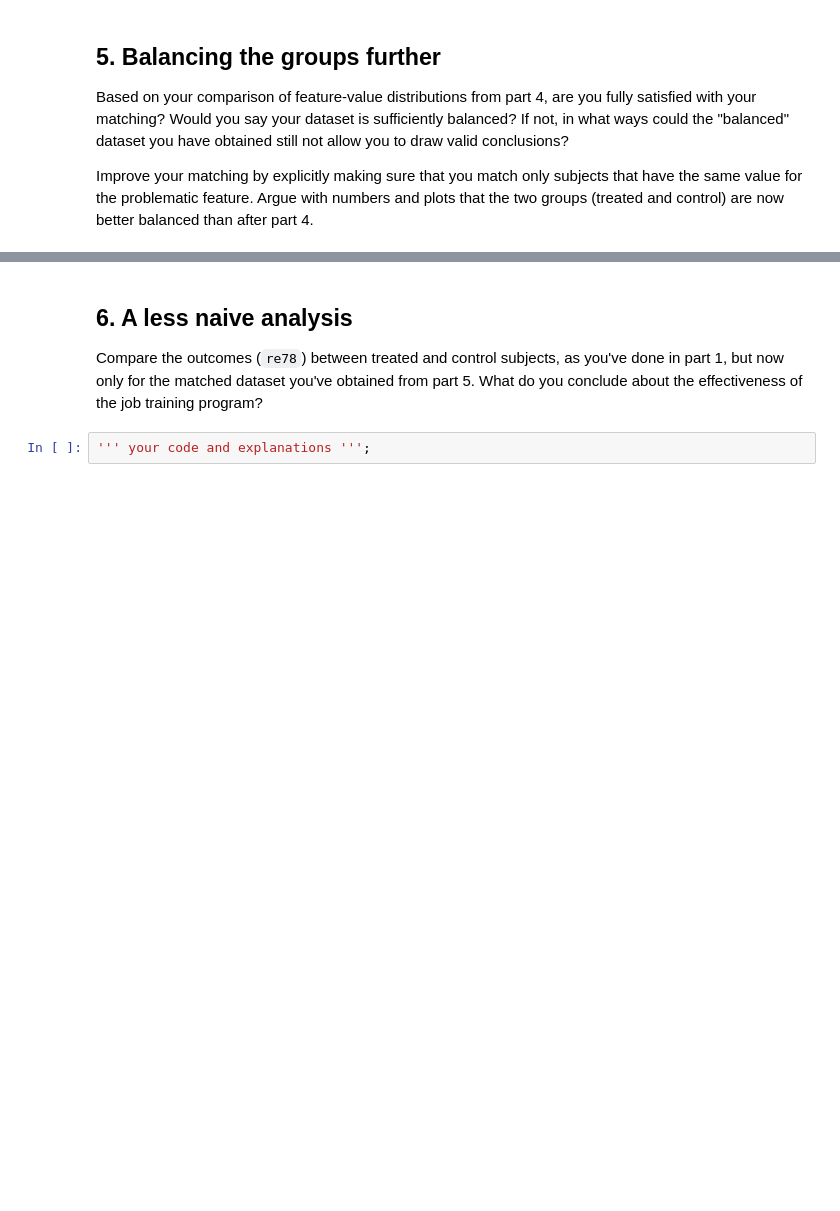
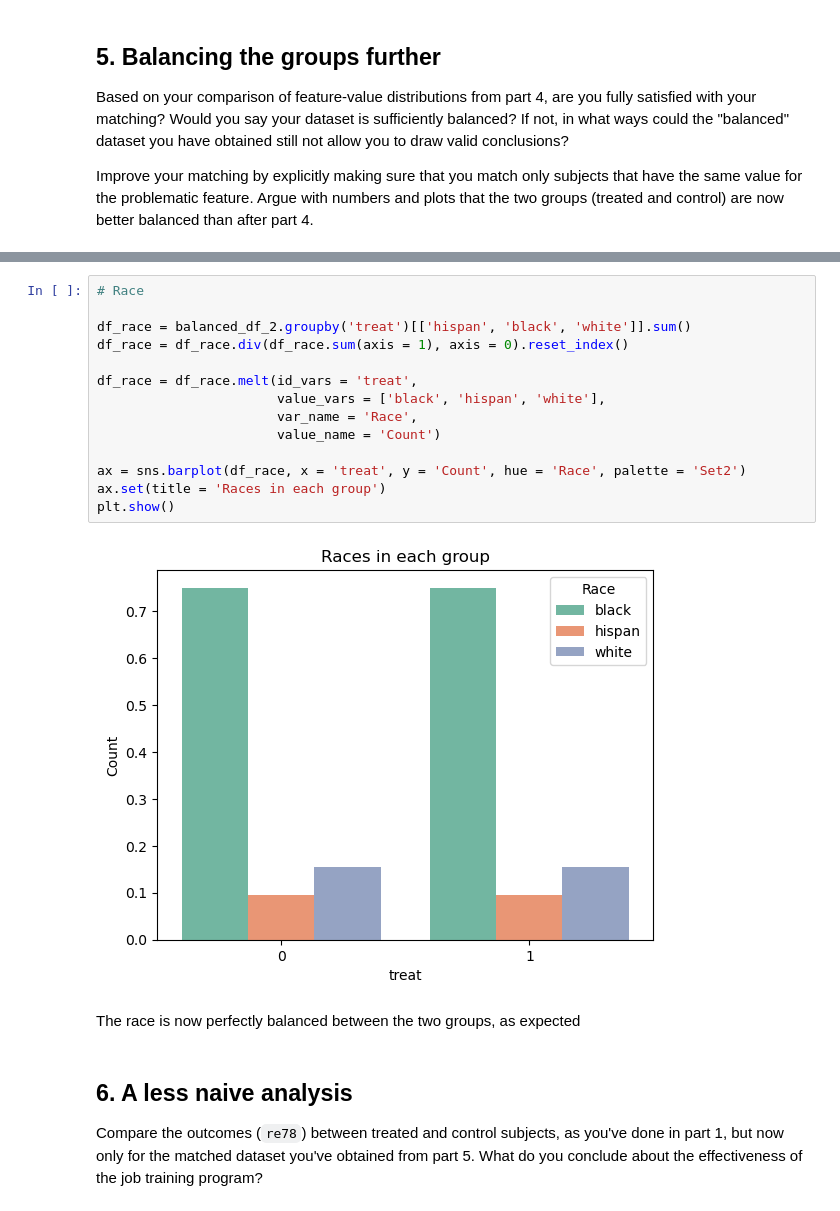
Before and after one commit to dbrantsc-8/Ada_2025, a Jupyter notebook: Exercises/05 - Causal analysis of observational data/Observational studies exercise.ipynb, the cells around one changed output, grey strips where cells are left out. Saved outputs shown, nothing was run; the diff lists cells and outputs as text; blank space fills up the shorter version.

```diff
--- a/Exercises/05 - Causal analysis of observational data/Observational studies exercise.ipynb
+++ b/Exercises/05 - Causal analysis of observational data/Observational studies exercise.ipynb
@@ -269,7 +335,23 @@ Argue with numbers and plots that the two groups (treated and control) are now b
+# %%
+# Race
+
+df_race = balanced_df_2.groupby('treat')[['hispan', 'black', 'white']].sum()
+df_race = df_race.div(df_race.sum(axis = 1), axis = 0).reset_index()
+
+df_race = df_race.melt(id_vars = 'treat',
+                       value_vars = ['black', 'hispan', 'white'],
+                       var_name = 'Race',
+                       value_name = 'Count')
+
+ax = sns.barplot(df_race, x = 'treat', y = 'Count', hue = 'Race', palette = 'Set2')
+ax.set(title = 'Races in each group')
+plt.show()
+# %% [output]
+[figure, added]
+# %% [markdown]
+The race is now perfectly balanced between the two groups, as expected
 # %% [markdown]
 ## 6. A less naive analysis
 
 Compare the outcomes (`re78`) between treated and control subjects, as you've done in part 1, but now only for the matched dataset you've obtained from part 5.
 What do you conclude about the effectiveness of the job training program?
-# %%
-''' your code and explanations ''';
```
Also changed, not shown: parts of 12 cells of this notebook.
